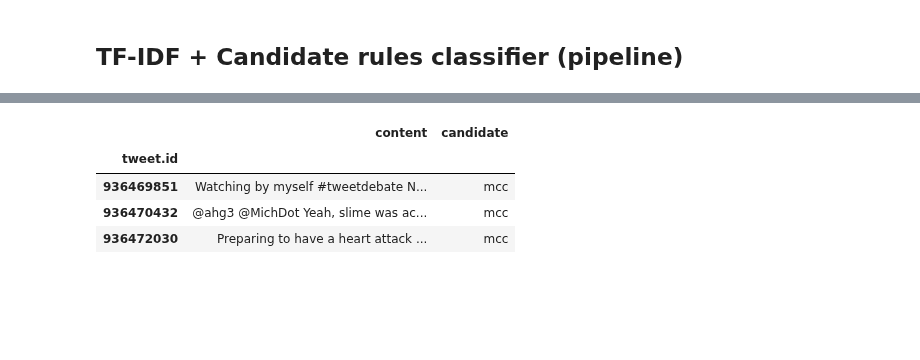
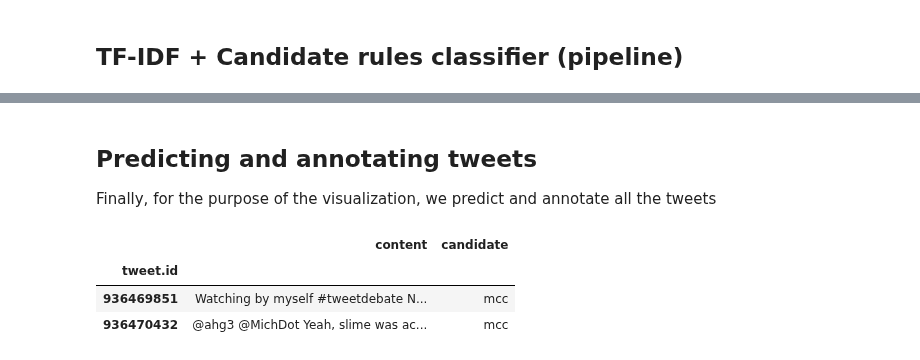
Before and after one commit to ralucacocioban/SentimentClassification, a Jupyter notebook: Exploring Candidate classification.ipynb, the cells around one changed output, grey strips where cells are left out. Drawn from its saved outputs; the diff is of its cells as text; code cells hidden in the pictures; blank space fills up the shorter version.

```diff
--- a/Exploring Candidate classification.ipynb
+++ b/Exploring Candidate classification.ipynb
@@ -81,11 +82,13 @@ The strategy is to use the pipeline design pattern. The input is data and the ou
 # %%
+from sklearn.metrics import classification_report
+
 def run_pipeline(train, test, clsfr):
     # fit the classifier with training data
     train_x, train_y = zip(*train)
     test_x, test_y = zip(*test)
     clsfr.fit(train_x, train_y)
     # get accuracy on the test
-    scr = clsfr.score(test_x, test_y)
+    scr = classification_report(clsfr.predict(test_x), test_y)
     return scr
 # %% [markdown]
 ## TF-IDF + Candidate rules classifier (pipeline)
@@ -143,0 +139,7 @@ tagged other 126
+# %%
+from sklearn.metrics import classification_report
+from sklearn.metrics import confusion_matrix
+
+train, test = prepare_sentiment_data(tweets)
+run_pipeline(train, test, pipeline_candidates)
+test_x, test_y = zip(*test)
@@ -144,12 +183,15 @@ tagged other 126
+# %% [markdown]
+## Predicting and annotating tweets
+
+Finally, for the purpose of the visualization, we predict and annotate all the tweets
 # %%
 def df_candidates(tweets):
     tweets["candidate"] = pd.Series(pipeline_candidates.predict([t for i,t in tweets.iterrows()]), index=tweets.index)
     return tweets
 
-df_candidates(tweets)[["content", "candidate"]][:3]
+df_candidates(tweets)[["content", "candidate"]][:2]
 # %% [output]
 |  | content | candidate |
 | tweet.id |  |  |
 | 936469851 | Watching by myself #tweetdebate N... | mcc |
 | 936470432 | @ahg3 @MichDot Yeah, slime was ac... | mcc |
-| 936472030 | Preparing to have a heart attack ... | mcc |
```
Also changed, not shown: parts of 16 cells of this notebook, 3 other files.
